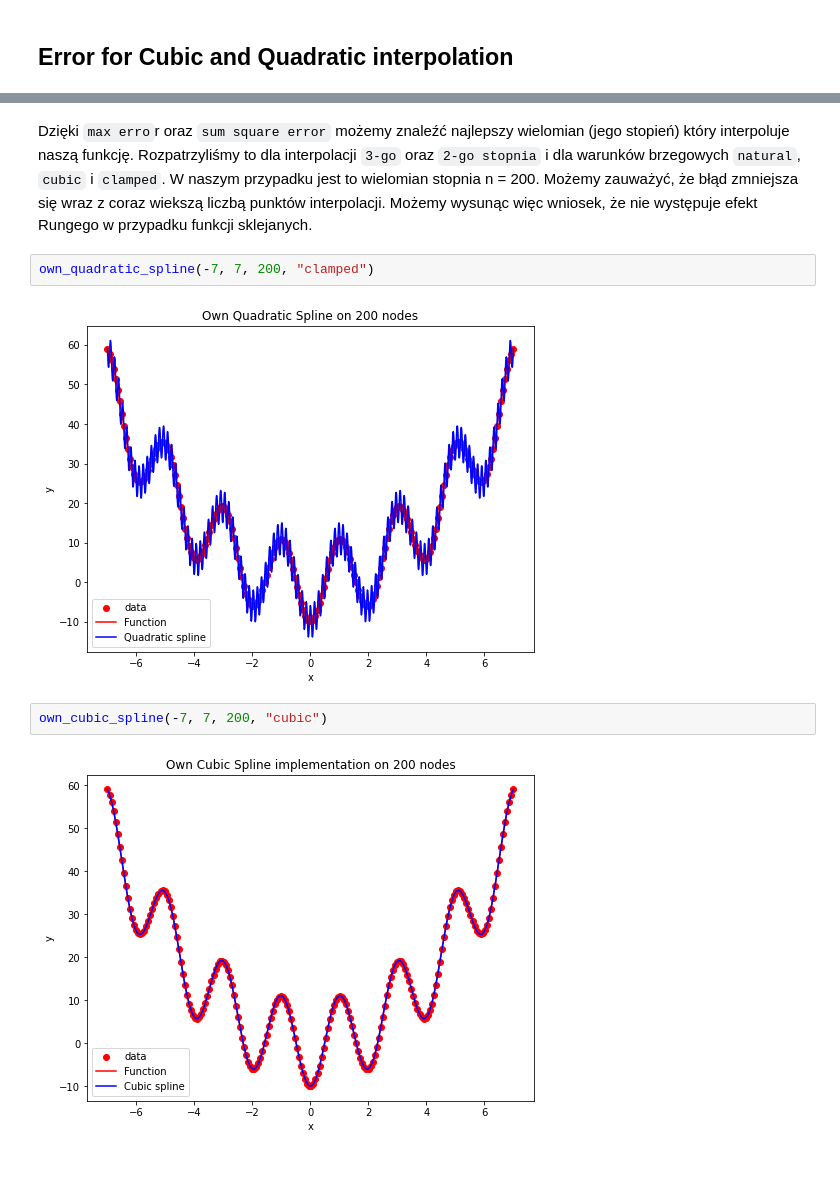
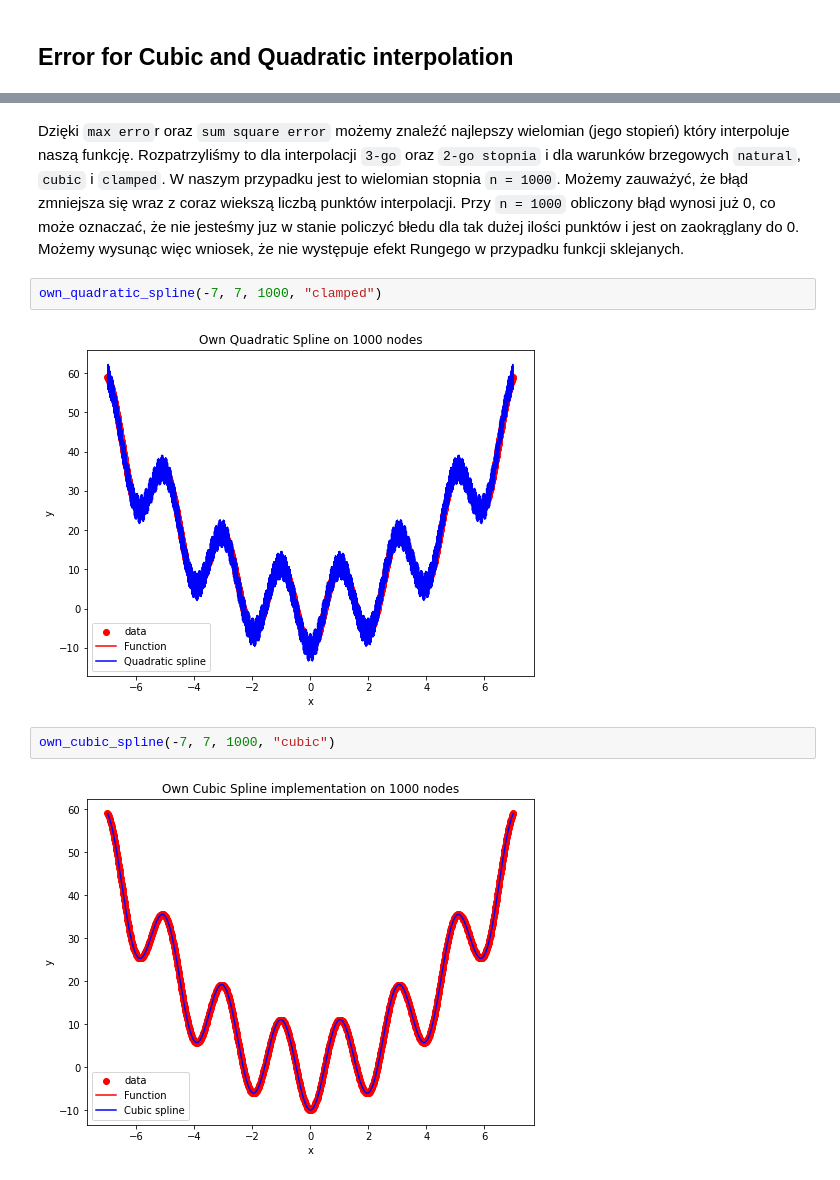
Before and after one commit to Szymon-Budziak/MOwNiT_course_AGH, a Jupyter notebook: Lab_4/Lab_4_code.ipynb, the cells around one changed output, grey strips where cells are left out. Drawn from its saved outputs; the diff is of its cells as text.

```diff
--- a/Lab_4/Lab_4_code.ipynb
+++ b/Lab_4/Lab_4_code.ipynb
@@ -469,10 +487,10 @@ print(df["quadratic clamped sum square error"].idxmin())
 # %% [markdown]
-Dzięki `max erro`r oraz `sum square error` możemy znaleźć najlepszy wielomian (jego stopień) który interpoluje naszą funkcję. Rozpatrzyliśmy to dla interpolacji `3-go` oraz `2-go stopnia` i dla warunków brzegowych `natural`, `cubic` i `clamped`. W naszym przypadku jest to wielomian stopnia n = 200. Możemy zauważyć, że błąd zmniejsza się wraz z coraz wiekszą liczbą punktów interpolacji. Możemy wysunąc więc wniosek, że nie występuje efekt Rungego w przypadku funkcji sklejanych.
+Dzięki `max erro`r oraz `sum square error` możemy znaleźć najlepszy wielomian (jego stopień) który interpoluje naszą funkcję. Rozpatrzyliśmy to dla interpolacji `3-go` oraz `2-go stopnia` i dla warunków brzegowych `natural`, `cubic` i `clamped`. W naszym przypadku jest to wielomian stopnia `n = 1000`. Możemy zauważyć, że błąd zmniejsza się wraz z coraz wiekszą liczbą punktów interpolacji. Przy `n = 1000` obliczony błąd wynosi już 0, co może oznaczać, że nie jesteśmy juz w stanie policzyć błedu dla tak dużej ilości punktów i jest on zaokrąglany do 0. Możemy wysunąc więc wniosek, że nie występuje efekt Rungego w przypadku funkcji sklejanych.
 # %%
-own_quadratic_spline(-7, 7, 200, "clamped")
+own_quadratic_spline(-7, 7, 1000, "clamped")
 # %% [output]
-[figure, old version]
+[figure, new version]
 # %%
-own_cubic_spline(-7, 7, 200, "cubic")
+own_cubic_spline(-7, 7, 1000, "cubic")
 # %% [output]
-[figure, old version]
+[figure, new version]
```
Also changed, not shown: parts of 31 cells of this notebook.
